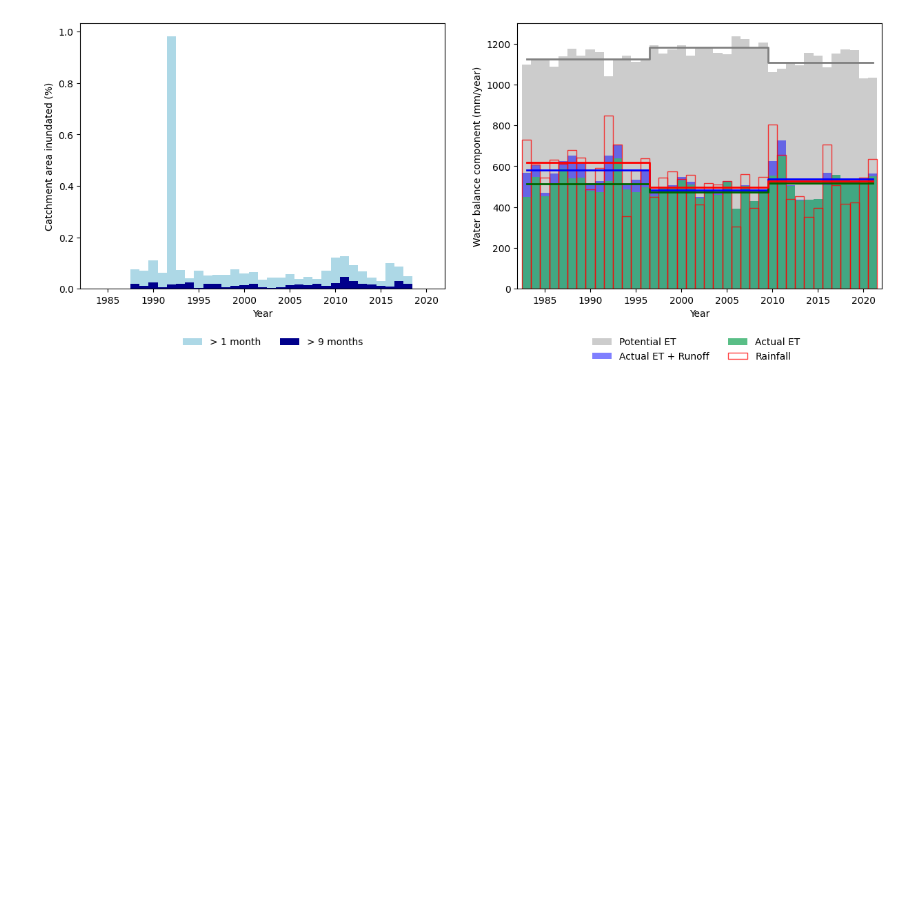
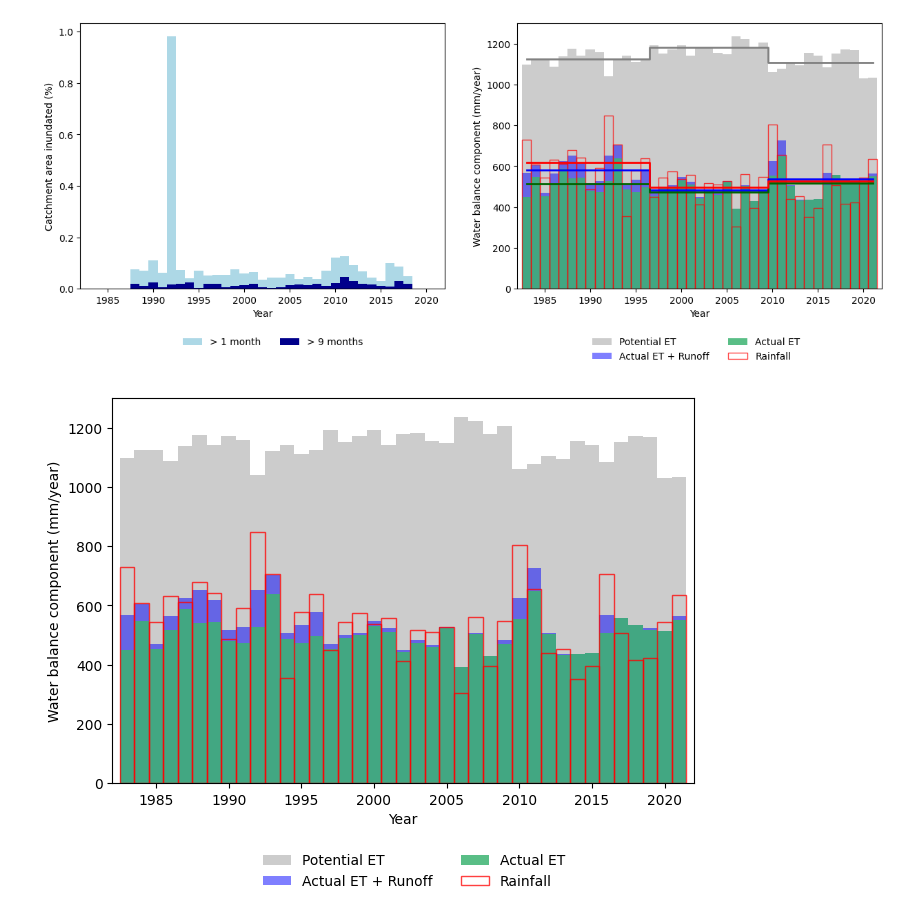
Before and after one commit to derob/WERP_projecting_SFIs, a Jupyter notebook: notebooks/VicWaCI_plots.ipynb, the cells around one changed output. Cells and saved outputs as stored; diff of their text form; code cells hidden in the pictures; blank space fills up the shorter version.

```diff
--- a/notebooks/VicWaCI_plots.ipynb
+++ b/notebooks/VicWaCI_plots.ipynb
@@ -124,3 +124,31 @@ ax[0].set_xlabel("Year")
 # %% [output]
 Text(0.5, 0, 'Year')
 [figure]
+# %%
+fig, ax = plt.subplots(1, 1, figsize=(7.5,5), gridspec_kw={"width_ratios": [1]})
+
+
+ax.bar(x=annualobsdata['year'],height= annualobsdata['PET(mm)'], width = 1.0, label = "Potential ET", color = 'gray', alpha = 0.4)
+#ax.step(annualobsdata['year'], annualobsdata['period_PET(mm)'], color = "gray", where = 'mid', linewidth =2.0)
+#ax[1].plot(annualPETdatamoving['year']-2, annualPETdatamoving['Extracted_data'], color = "gray")
+#ax[1].plot(annualPETdatamoving['year']-2, annualPETdatamoving['Extracted_data'], color = "gray")
+ax.bar(x=annualobsdata['year'],height= annualobsdata['E(mm)']+annualobsdata['Flow(mm)'], width = 1.0, label = "Actual ET + Runoff", color = 'blue', alpha =0.5)
+#ax.step(annualobsdata['year'], annualobsdata['period_E(mm)']+annualobsdata['period_Flow(mm)'],color = "blue", where = 'mid', linewidth = 2.0)
+#ax[1].plot(annualobsmoving['year']-2, annualobsmoving['Flow(mm)'], color = "blue")
+ax.bar(x=annualobsdata['year'], height= annualobsdata['E(mm)'],width = 1.0,  label = "Actual ET", color = 'mediumseagreen', alpha = 0.85)
+#ax.step(annualobsdata['year'], annualobsdata['period_E(mm)'], color = "darkgreen", where = 'mid', linewidth = 2.0)
+
+#ax[1].plot(annualobsmoving['year']-2, annualobsmoving['E(mm)']+annualobsmoving['Flow(mm)'], color = "green")
+
+
+ax.bar(annualobsdata['year'], annualobsdata['Rain(mm)'], label = "Rainfall", width = 1.0, fill = False , edgecolor = "red", alpha =0.75)
+#ax.step(annualobsdata['year'], annualobsdata['period_Rain(mm)'], color = "red", where = 'mid', linewidth = 2.0)
+
+ax.legend(frameon=False,bbox_to_anchor=(0.8, -0.15), ncol = 2 )
+ax.set_ylabel("Water balance component (mm/year)")
+ax.set_xlabel("Year")
+
+ax.set_xlim([1982, 2022])
+fig.savefig("C:/Users/rob635/OneDrive - CSIRO/fig_3_10_one_panel.svg", format = 'svg')
+# %% [output]
+[figure, added]
```
Also changed, not shown: parts of 6 cells of this notebook, 1 other file.
